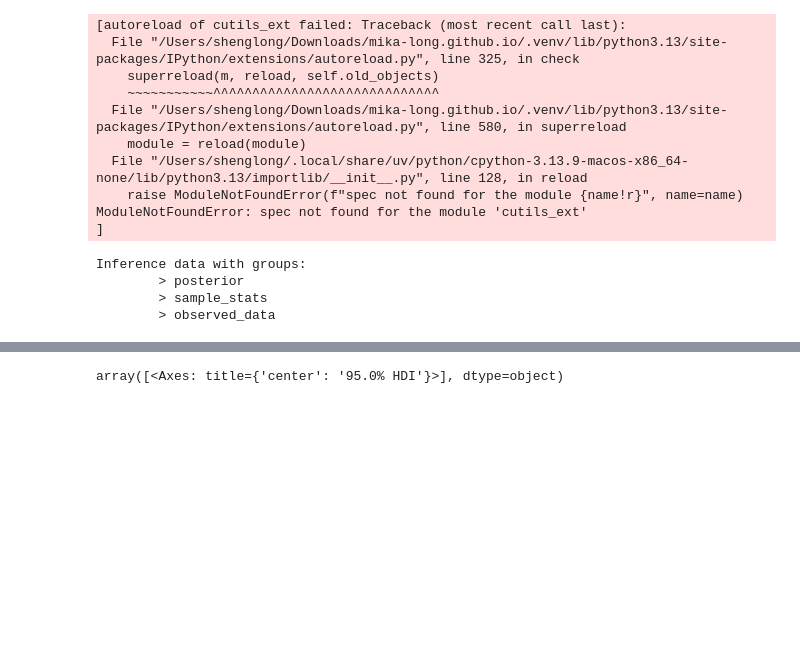
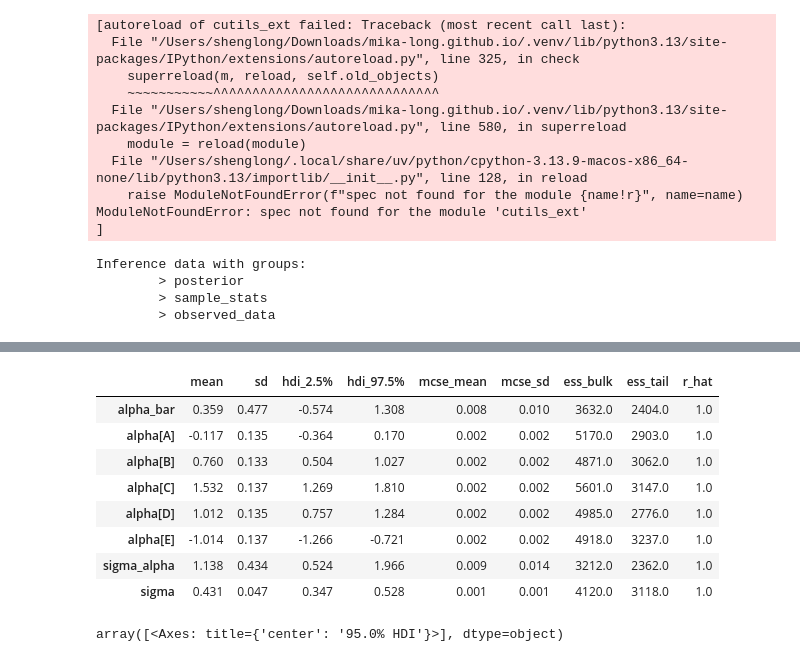
Before and after one commit to mika-long/mika-long.github.io, a Jupyter notebook: posts/pymc-plot/index.ipynb, the cells around one changed output, grey strips where cells are left out. Saved outputs shown, nothing was run; the diff lists cells and outputs as text; code cells hidden in the pictures; blank space fills up the shorter version.

```diff
--- a/posts/pymc-plot/index.ipynb
+++ b/posts/pymc-plot/index.ipynb
@@ -148,3 +193,15 @@ Attributes:
+# %%
+az.summary(idata, stat_focus="mean", hdi_prob=0.95)
+# %% [output]
+|  | mean | sd | hdi_2.5% | hdi_97.5% | mcse_mean | mcse_sd | ess_bulk | ess_tail | r_hat |
+| alpha_bar | 0.359 | 0.477 | -0.574 | 1.308 | 0.008 | 0.010 | 3632.0 | 2404.0 | 1.0 |
+| alpha[A] | -0.117 | 0.135 | -0.364 | 0.170 | 0.002 | 0.002 | 5170.0 | 2903.0 | 1.0 |
+| alpha[B] | 0.760 | 0.133 | 0.504 | 1.027 | 0.002 | 0.002 | 4871.0 | 3062.0 | 1.0 |
+| alpha[C] | 1.532 | 0.137 | 1.269 | 1.810 | 0.002 | 0.002 | 5601.0 | 3147.0 | 1.0 |
+| alpha[D] | 1.012 | 0.135 | 0.757 | 1.284 | 0.002 | 0.002 | 4985.0 | 2776.0 | 1.0 |
+| alpha[E] | -1.014 | 0.137 | -1.266 | -0.721 | 0.002 | 0.002 | 4918.0 | 3237.0 | 1.0 |
+| sigma_alpha | 1.138 | 0.434 | 0.524 | 1.966 | 0.009 | 0.014 | 3212.0 | 2362.0 | 1.0 |
+| sigma | 0.431 | 0.047 | 0.347 | 0.528 | 0.001 | 0.001 | 4120.0 | 3118.0 | 1.0 |
 # %%
 az.plot_forest(idata, combined=True, var_names=["alpha"], hdi_prob=0.95)
 # %% [output]
```
Also changed, not shown: parts of 18 cells of this notebook, 8 other files.
